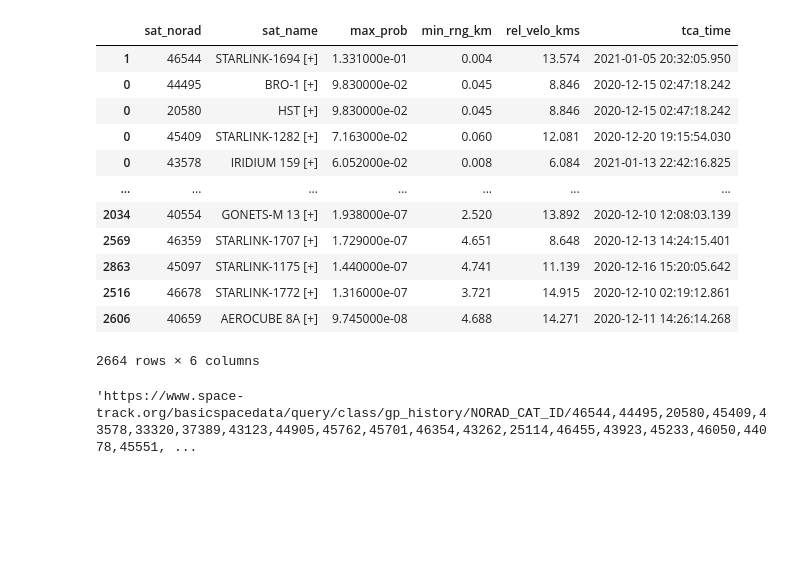
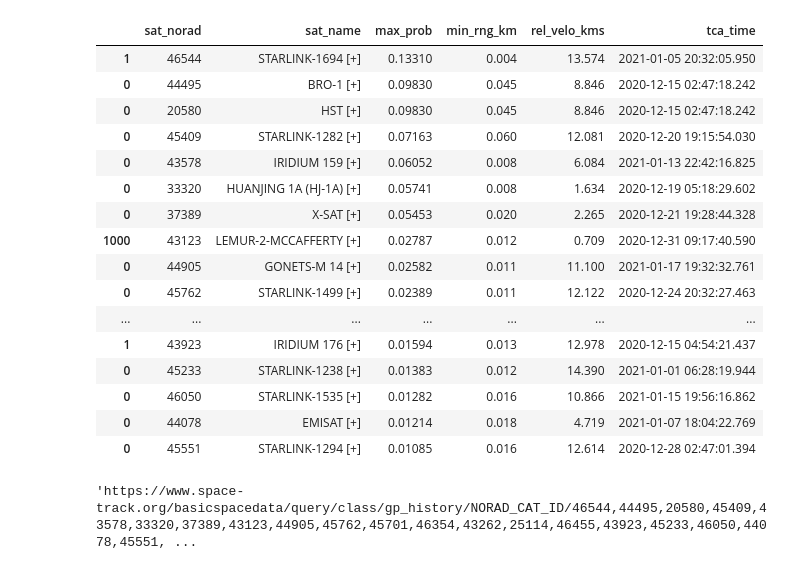
Before and after one commit to mads-hatters/SIADS-591-Orbital-Congestion, a Jupyter notebook: playground/tim_detect_maneuver/find_maneuvers_socrates.ipynb, the cells around one changed output. Saved outputs shown, nothing was run; the diff lists cells and outputs as text; code cells hidden in the pictures; blank space fills up the shorter version.

```diff
--- a/playground/tim_detect_maneuver/find_maneuvers_socrates.ipynb
+++ b/playground/tim_detect_maneuver/find_maneuvers_socrates.ipynb
@@ -47,46 +22,50 @@ df[df.sat1_norad == 46544]
 # making a list of active satellites [+] with their max_prob and tca_time
 
 sdf = odf
 sdf = sdf[sdf.sat1_name.str.contains("[+]")]
 sdf = sdf[sdf.max_prob != 1]
 sdf = sdf[sdf.rel_velo_kms > 0.2]
 sdf = sdf.drop_duplicates(subset=['sat1_norad','tca_time'])
 sdf = sdf.sort_values(by="max_prob", ascending=False)
 sdf.columns = sdf.columns.str.replace("sat1","sat")
 sdf = sdf.drop(columns=sdf.columns[sdf.columns.str.contains("sat2")])
 sdf
 
 single_max_prob = sdf
 
 sdf = odf
 sdf = sdf[sdf.sat2_name.str.contains("[+]")]
 sdf = sdf[sdf.max_prob != 1]
 sdf = sdf[sdf.rel_velo_kms > 0.2]
 sdf = sdf.sort_values(by="max_prob", ascending=False)
 sdf.columns = sdf.columns.str.replace("sat2","sat")
 sdf = sdf.drop(columns=sdf.columns[sdf.columns.str.contains("sat1")])
 sdf
 
 single_max_prob = pd.concat([single_max_prob, sdf]).sort_values(by="max_prob", ascending=False)
 single_max_prob['tca_time'] = single_max_prob['tca_time'].astype('datetime64[ns]')
 single_max_prob = single_max_prob.drop_duplicates(subset=['sat_norad'])
 single_max_prob = single_max_prob[["sat_norad","sat_name","max_prob","min_rng_km","rel_velo_kms","tca_time"]]
 
-single_max_prob
+single_max_prob.head(20)
 # %% [output]
 |  | sat_norad | sat_name | max_prob | min_rng_km | rel_velo_kms | tca_time |
-| 1 | 46544 | STARLINK-1694 [+] | 1.331000e-01 | 0.004 | 13.574 | 2021-01-05 20:32:05.950 |
-| 0 | 44495 | BRO-1 [+] | 9.830000e-02 | 0.045 | 8.846 | 2020-12-15 02:47:18.242 |
-| 0 | 20580 | HST [+] | 9.830000e-02 | 0.045 | 8.846 | 2020-12-15 02:47:18.242 |
-| 0 | 45409 | STARLINK-1282 [+] | 7.163000e-02 | 0.060 | 12.081 | 2020-12-20 19:15:54.030 |
-| 0 | 43578 | IRIDIUM 159 [+] | 6.052000e-02 | 0.008 | 6.084 | 2021-01-13 22:42:16.825 |
+| 1 | 46544 | STARLINK-1694 [+] | 0.13310 | 0.004 | 13.574 | 2021-01-05 20:32:05.950 |
+| 0 | 44495 | BRO-1 [+] | 0.09830 | 0.045 | 8.846 | 2020-12-15 02:47:18.242 |
+| 0 | 20580 | HST [+] | 0.09830 | 0.045 | 8.846 | 2020-12-15 02:47:18.242 |
+| 0 | 45409 | STARLINK-1282 [+] | 0.07163 | 0.060 | 12.081 | 2020-12-20 19:15:54.030 |
+| 0 | 43578 | IRIDIUM 159 [+] | 0.06052 | 0.008 | 6.084 | 2021-01-13 22:42:16.825 |
+| 0 | 33320 | HUANJING 1A (HJ-1A) [+] | 0.05741 | 0.008 | 1.634 | 2020-12-19 05:18:29.602 |
+| 0 | 37389 | X-SAT [+] | 0.05453 | 0.020 | 2.265 | 2020-12-21 19:28:44.328 |
+| 1000 | 43123 | LEMUR-2-MCCAFFERTY [+] | 0.02787 | 0.012 | 0.709 | 2020-12-31 09:17:40.590 |
+| 0 | 44905 | GONETS-M 14 [+] | 0.02582 | 0.011 | 11.100 | 2021-01-17 19:32:32.761 |
+| 0 | 45762 | STARLINK-1499 [+] | 0.02389 | 0.011 | 12.122 | 2020-12-24 20:32:27.463 |
 | ... | ... | ... | ... | ... | ... | ... |
-| 2034 | 40554 | GONETS-M 13 [+] | 1.938000e-07 | 2.520 | 13.892 | 2020-12-10 12:08:03.139 |
-| 2569 | 46359 | STARLINK-1707 [+] | 1.729000e-07 | 4.651 | 8.648 | 2020-12-13 14:24:15.401 |
-| 2863 | 45097 | STARLINK-1175 [+] | 1.440000e-07 | 4.741 | 11.139 | 2020-12-16 15:20:05.642 |
-| 2516 | 46678 | STARLINK-1772 [+] | 1.316000e-07 | 3.721 | 14.915 | 2020-12-10 02:19:12.861 |
-| 2606 | 40659 | AEROCUBE 8A [+] | 9.745000e-08 | 4.688 | 14.271 | 2020-12-11 14:26:14.268 |
+| 1 | 43923 | IRIDIUM 176 [+] | 0.01594 | 0.013 | 12.978 | 2020-12-15 04:54:21.437 |
+| 0 | 45233 | STARLINK-1238 [+] | 0.01383 | 0.012 | 14.390 | 2021-01-01 06:28:19.944 |
+| 0 | 46050 | STARLINK-1535 [+] | 0.01282 | 0.016 | 10.866 | 2021-01-15 19:56:16.862 |
+| 0 | 44078 | EMISAT [+] | 0.01214 | 0.018 | 4.719 | 2021-01-07 18:04:22.769 |
+| 0 | 45551 | STARLINK-1294 [+] | 0.01085 | 0.016 | 12.614 | 2020-12-28 02:47:01.394 |
-2664 rows × 6 columns
 # %%
 # get the top 50 to play with
 top_50_norad_ids = single_max_prob.sat_norad.head(50).values
```
Also changed, not shown: parts of 4 cells of this notebook, 2 other files.
